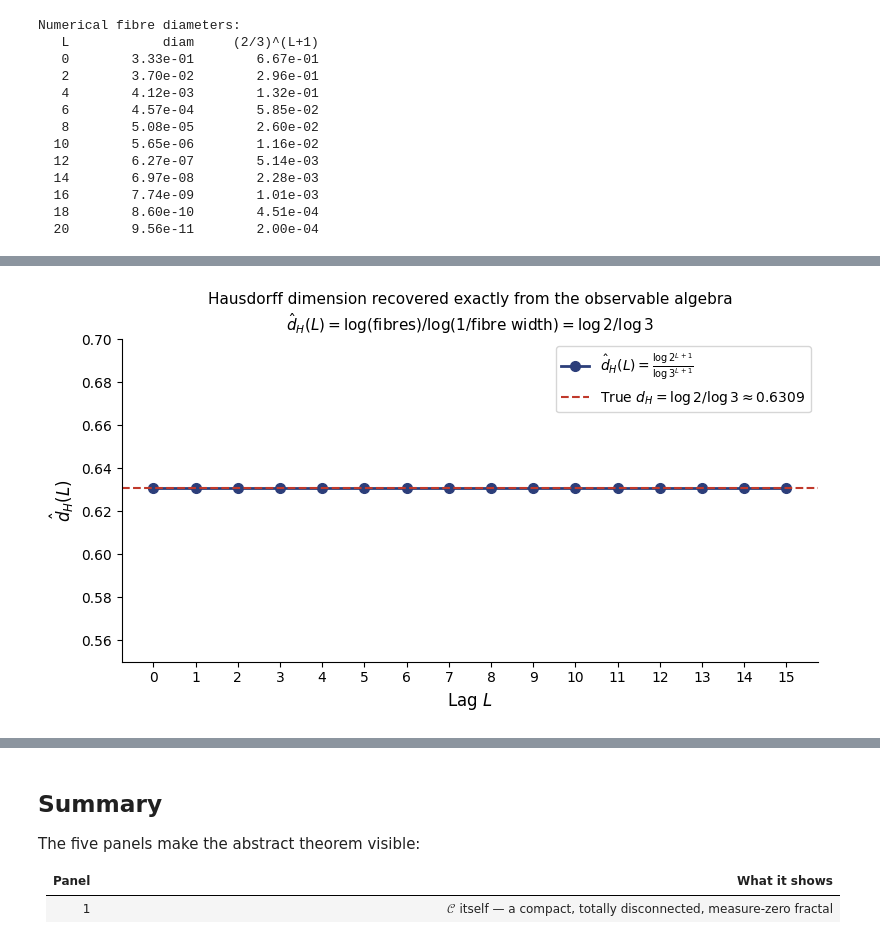
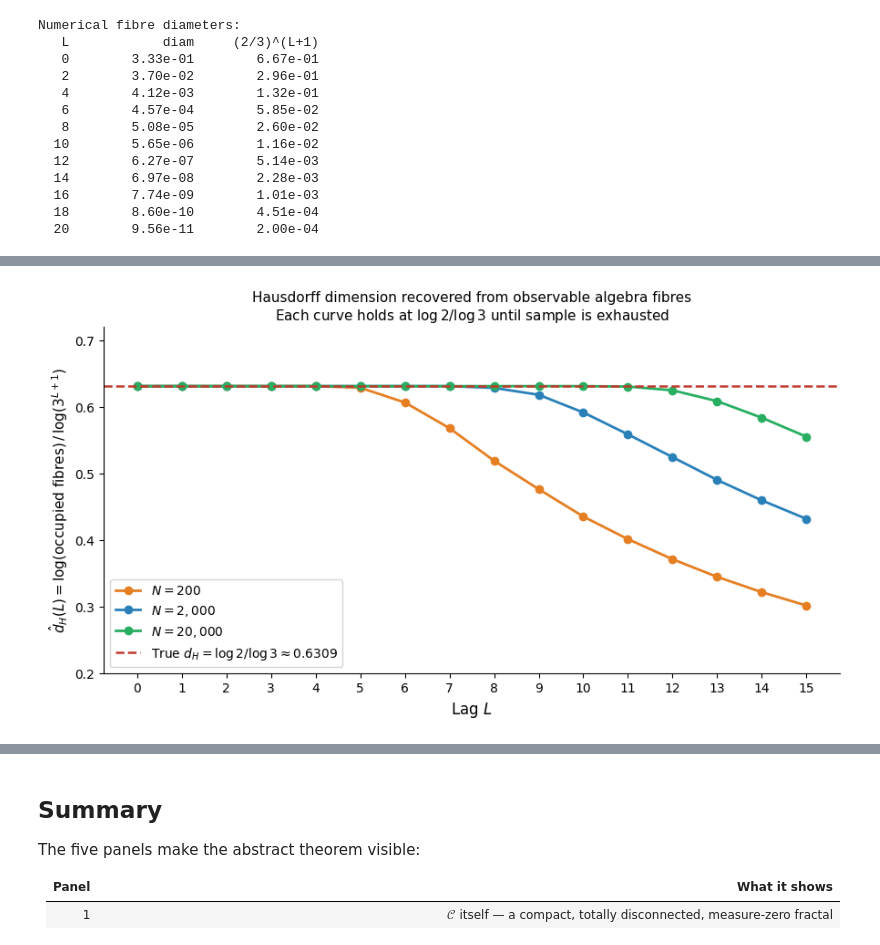
Before and after one commit to pmahon3/Resolvent_Framework, a Jupyter notebook: notes/notebooks/cantor_reconstruction.ipynb, the cells around one changed output, grey strips where cells are left out. Drawn from its saved outputs; the diff is of its cells as text; code cells hidden in the pictures.

```diff
--- a/notes/notebooks/cantor_reconstruction.ipynb
+++ b/notes/notebooks/cantor_reconstruction.ipynb
@@ -349,39 +347,59 @@ $\log 2 / \log 3 \approx 0.6309$.
 # %%
-# Panel 5: Hausdorff dimension recovery from observable algebra fibre structure
+# Panel 5: Hausdorff dimension recovery — empirical convergence vs sample size
 
+true_dim = np.log(2) / np.log(3)
 lags_p5 = np.arange(0, 16)
-n_fibres_arr = 2.0 ** (lags_p5 + 1)
-fibre_width_arr = (1/3.0) ** (lags_p5 + 1)
-dim_estimate = np.log(n_fibres_arr) / np.log(1.0 / fibre_width_arr)
-true_dim = np.log(2) / np.log(3)
+sample_sizes = [200, 2_000, 20_000]
+colors = ['#e67e22', '#2980b9', '#27ae60']
 
-fig, ax = plt.subplots(figsize=(8, 4.5))
+def empirical_dim_estimate(N, lags, n_digits=20, seed=42):
+    rng_local = np.random.default_rng(seed)
+    digits_N = rng_local.choice([0, 2], size=(N, n_digits))
+    dims = []
+    for L in lags:
+        if L + 1 > n_digits:
+            dims.append(np.nan)
+            continue
+        prefixes = set(map(tuple, digits_N[:, :L+1].tolist()))
+        occupied = len(prefixes)
+        if occupied <= 1:
+            dims.append(np.nan)
+            continue
+        dims.append(np.log(occupied) / np.log(3.0 ** (L + 1)))
+    return np.array(dims)
 
-ax.plot(lags_p5, dim_estimate, 'o-', color='#2c3e7a', markersize=7, linewidth=2,
-        label=r'$\hat{d}_H(L) = \frac{\log 2^{L+1}}{\log 3^{L+1}}$')
-ax.axhline(true_dim, color='#c0392b', linewidth=1.5, linestyle='--',
+fig, ax = plt.subplots(figsize=(9, 5))
+
+for N, color in zip(sample_sizes, colors):
+    est = empirical_dim_estimate(N, lags_p5)
+    label = f'$N = {N:,}$'
+    ax.plot(lags_p5, est, 'o-', color=color, markersize=6, linewidth=2, label=label)
+
+ax.axhline(true_dim, color='#c0392b', linewidth=1.8, linestyle='--',
            label=fr'True $d_H = \log 2/\log 3 \approx {true_dim:.4f}$')
 
 ax.set_xlabel('Lag $L$', fontsize=12)
-ax.set_ylabel(r'$\hat{d}_H(L)$', fontsize=12)
+ax.set_ylabel(r'$\hat{d}_H(L) = \log(\text{occupied fibres})\,/\,\log(3^{L+1})$', fontsize=11)
 ax.set_title(
-    'Hausdorff dimension recovered exactly from the observable algebra\n'
-    r'$\hat{d}_H(L) = \log(\mathrm{fibres}) / \log(1/\mathrm{fibre\ width}) = \log 2/\log 3$',
+    'Hausdorff dimension recovered from observable algebra fibres\n'
+    'Each curve holds at $\\log 2/\\log 3$ until sample is exhausted',
     fontsize=11)
-ax.set_ylim(0.55, 0.70)
+ax.set_ylim(0.2, 0.72)
 ax.set_xticks(lags_p5)
 ax.legend(fontsize=10)
 ax.spines['top'].set_visible(False)
 ax.spines['right'].set_visible(False)
 plt.tight_layout()
 plt.show()
 
-print(f"True Hausdorff dimension: log2/log3 = {true_dim:.6f}")
-header = f"{'L':>4}  {'fibres':>8}  {'width':>14}  {'dim_est':>10}"
-print(header)
+# Print table for N=20_000
+print(f"\nEmpirical estimates for N=20,000:")
+est_large = empirical_dim_estimate(20_000, lags_p5)
+print(f"{'L':>3}  {'occupied':>10}  {'max_fibres':>12}  {'dim_est':>10}")
+rng_chk = np.random.default_rng(42)
+digits_chk = rng_chk.choice([0, 2], size=(20_000, 20))
 for L in lags_p5:
-    print(f"{L:>4}  {int(n_fibres_arr[L]):>8}  "
-          f"{fibre_width_arr[L]:>14.6f}  "
-          f"{dim_estimate[L]:>10.6f}")
+    occupied = len(set(map(tuple, digits_chk[:, :L+1].tolist())))
+    print(f"{L:>3}  {occupied:>10}  {2**(L+1):>12}  {est_large[L]:>10.4f}")
 # %% [output]
-[figure, old version]
+[figure, new version]
```
Also changed, not shown: parts of 2 cells of this notebook.
